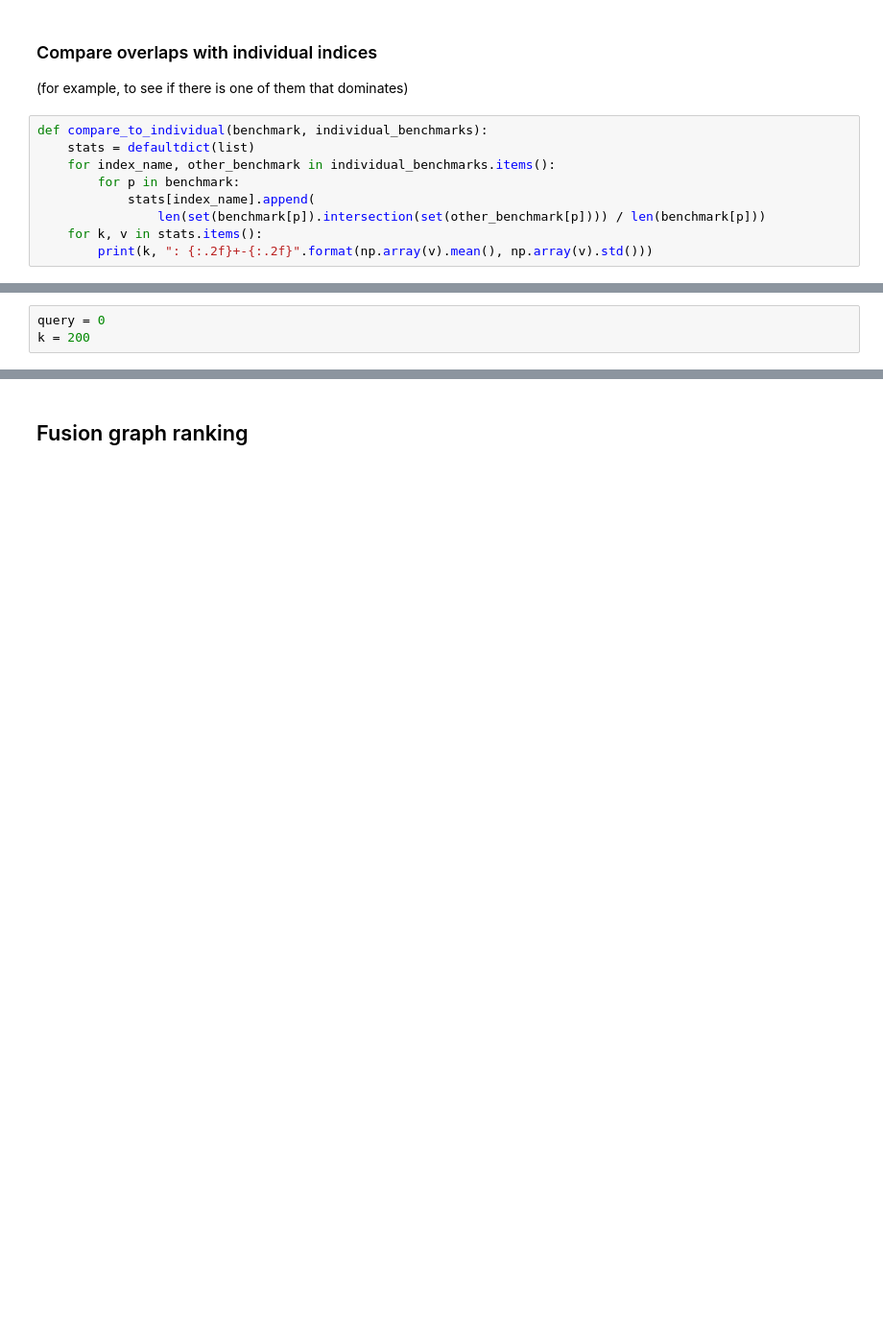
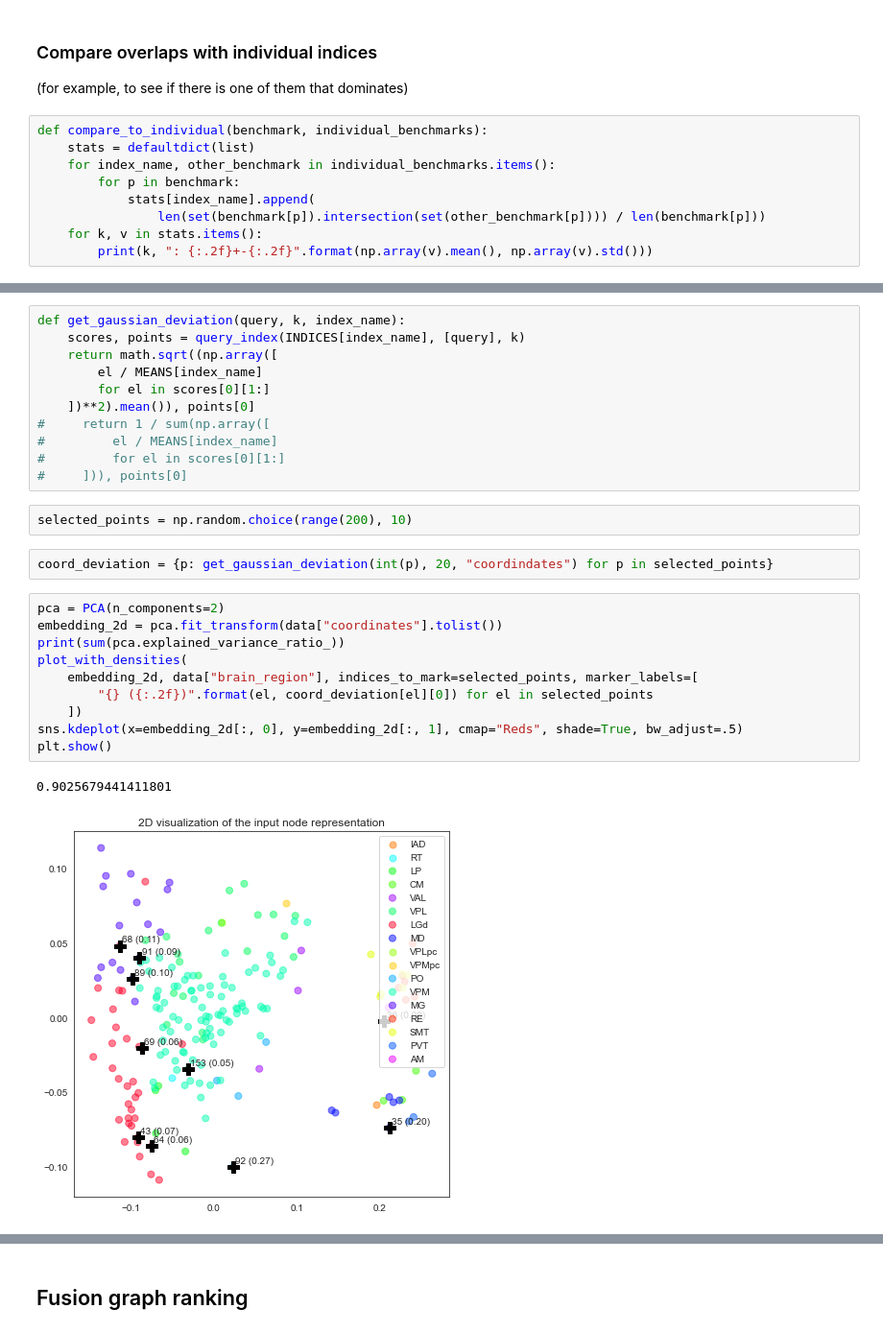
Before and after one commit to BlueBrain/knowledge-graph-inference, a Jupyter notebook: Combined recommendation.ipynb, the cells around one changed output, grey strips where cells are left out. Shown at 96% size. Drawn from its saved outputs; the diff is of its cells as text; blank space fills up the shorter version.

```diff
--- a/Combined recommendation.ipynb
+++ b/Combined recommendation.ipynb
@@ -568,3 +674,0 @@ avg- : 0.73+-0.14
-# %%
-query = 0
-k = 200
@@ -579,0 +756,28 @@ ranking = np.argsort(a)
+# %%
+def get_gaussian_deviation(query, k, index_name):
+    scores, points = query_index(INDICES[index_name], [query], k)
+    return math.sqrt((np.array([
+        el / MEANS[index_name]
+        for el in scores[0][1:]
+    ])**2).mean()), points[0]
+#     return 1 / sum(np.array([
+#         el / MEANS[index_name]
+#         for el in scores[0][1:]
+#     ])), points[0]
+# %%
+selected_points = np.random.choice(range(200), 10)
+# %%
+coord_deviation = {p: get_gaussian_deviation(int(p), 20, "coordindates") for p in selected_points}
+# %%
+pca = PCA(n_components=2)
+embedding_2d = pca.fit_transform(data["coordinates"].tolist())
+print(sum(pca.explained_variance_ratio_))
+plot_with_densities(
+    embedding_2d, data["brain_region"], indices_to_mark=selected_points, marker_labels=[
+        "{} ({:.2f})".format(el, coord_deviation[el][0]) for el in selected_points
+    ])
+sns.kdeplot(x=embedding_2d[:, 0], y=embedding_2d[:, 1], cmap="Reds", shade=True, bw_adjust=.5)
+plt.show()
+# %% [output]
+0.9025679441411801
+[figure, added]
```
Also changed, not shown: parts of 89 cells of this notebook.
